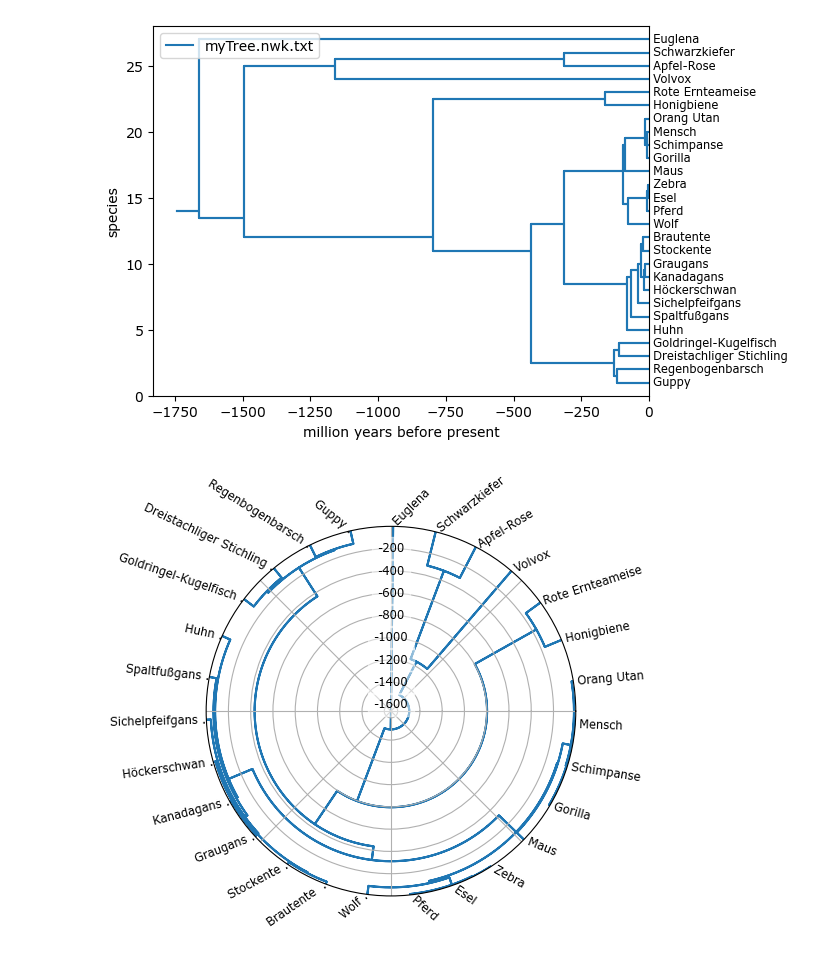
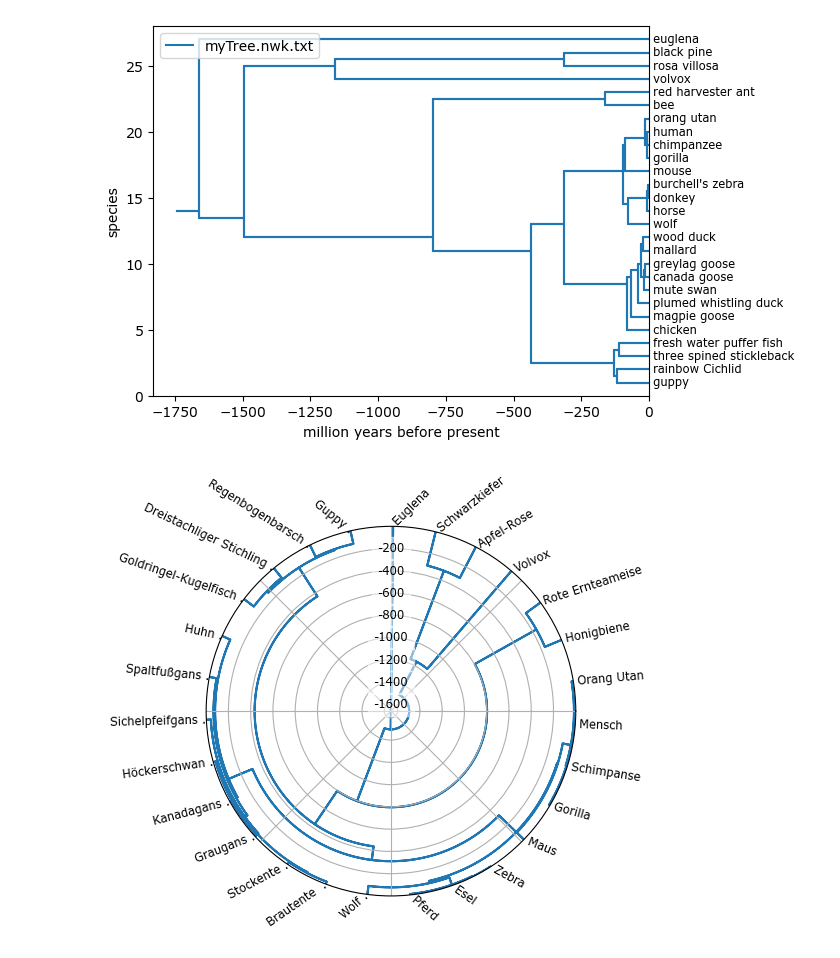
Before and after one commit to RichardPotthoff/Newick, a Jupyter notebook: Newick.ipynb, the cells around one changed output. Cells and saved outputs as stored; diff of their text form; code cells hidden in the pictures.

Commit message:
add example for translation to different languages

```diff
--- a/Newick.ipynb
+++ b/Newick.ipynb
@@ -2,3 +2,6 @@
 from matplotlib import pyplot as plt
 from NewickParser import Tree,translate,limitslope
 from math import pi
+# %%
+filename='myTree.nwk.txt'
+language='en'
@@ -5,20 +13,15 @@ from math import pi
 # %%
-filename='myTree.nwk.txt'
 plt.rcdefaults()
 plt.figure()
-with open(filename,'r') as f:
-      tree=Tree(f.read())
-leafcount=len(list(tree.leaves))
-root=Tree(x=1.05*tree.x,children=[tree])
 plt.plot([a[0] for a in root.lineplot()],[a[1] for a in root.lineplot()],marker=None,label=filename)
 if leafcount<30:
     for node in tree.leaves:
-        plt.text(node.x,node.y,' '+translate(node.name,'de'),va='center',ha='left',size='small')
+        plt.text(node.x,node.y,' '+translate(namenode.name,language=language),va='center',ha='left',size='small')
 plt.legend(loc='upper left')
 plt.xlim(xmax=0)
 plt.ylim(ymin=0,ymax=leafcount+1)
 plt.xlabel('million years before present')
 plt.ylabel('species')
 plt.show()
 # %% [output]
-[figure, old version]
+[figure, new version]
```
Also changed, not shown: parts of 3 cells of this notebook.
